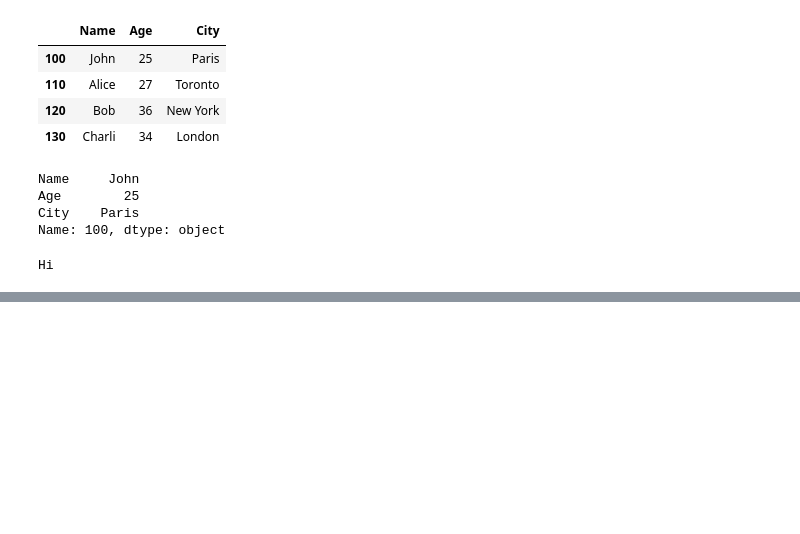
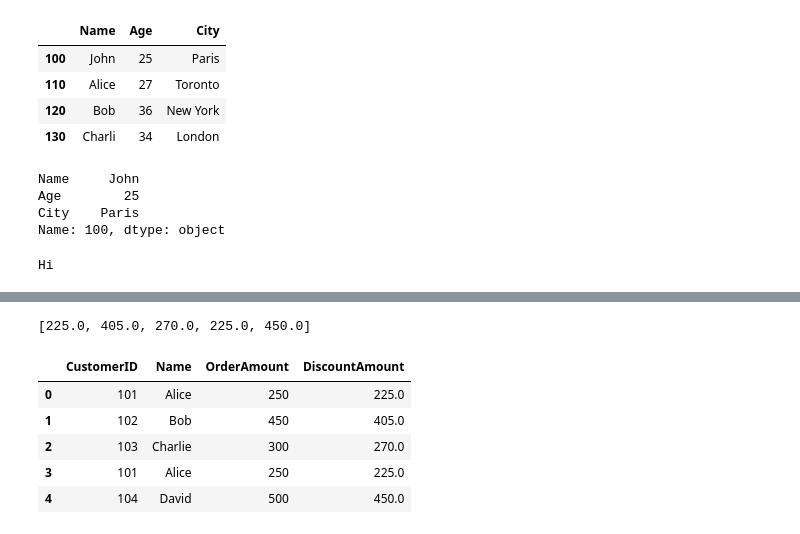
Before and after one commit to BikeshPrajapati/AI-and-ML-Assignment, a Jupyter notebook: PythonProject/Python _Pratices/Python_Pandas_Practices.ipynb, the cells around one changed output, grey strips where cells are left out. Saved outputs shown, nothing was run; the diff lists cells and outputs as text; code cells hidden in the pictures; blank space fills up the shorter version.

```diff
--- a/PythonProject/Python _Pratices/Python_Pandas_Practices.ipynb
+++ b/PythonProject/Python _Pratices/Python_Pandas_Practices.ipynb
@@ -351,3 +351,16 @@ Name: 100, dtype: object
 print('Hi')
 # %% [output]
 Hi
+# %%
+#Practice Test for class
+
+
+import pandas as pd
+
+data = {
+    'CustomerID': [101, 102, 103, 101, 104],
+    'Name': ['Alice', 'Bob', 'Charlie', 'Alice', 'David'],
+    'OrderAmount': [250, 450, 300, 250, 500]
+}
+
+df = pd.DataFrame(data)
@@ -353,0 +376,19 @@ Hi
+# %%
+# add the column "DiscountedAmount"
+rate = 10
+values = [(x - x *(rate/100)) for x in df["OrderAmount"] ]
+# %%
+values
+# %% [output]
+[225.0, 405.0, 270.0, 225.0, 450.0]
+# %%
+df["DiscountAmount"] = values
+# %%
+df
+# %% [output]
+|  | CustomerID | Name | OrderAmount | DiscountAmount |
+| 0 | 101 | Alice | 250 | 225.0 |
+| 1 | 102 | Bob | 450 | 405.0 |
+| 2 | 103 | Charlie | 300 | 270.0 |
+| 3 | 101 | Alice | 250 | 225.0 |
+| 4 | 104 | David | 500 | 450.0 |
```
Also changed, not shown: parts of 15 cells of this notebook, 1 other file.
